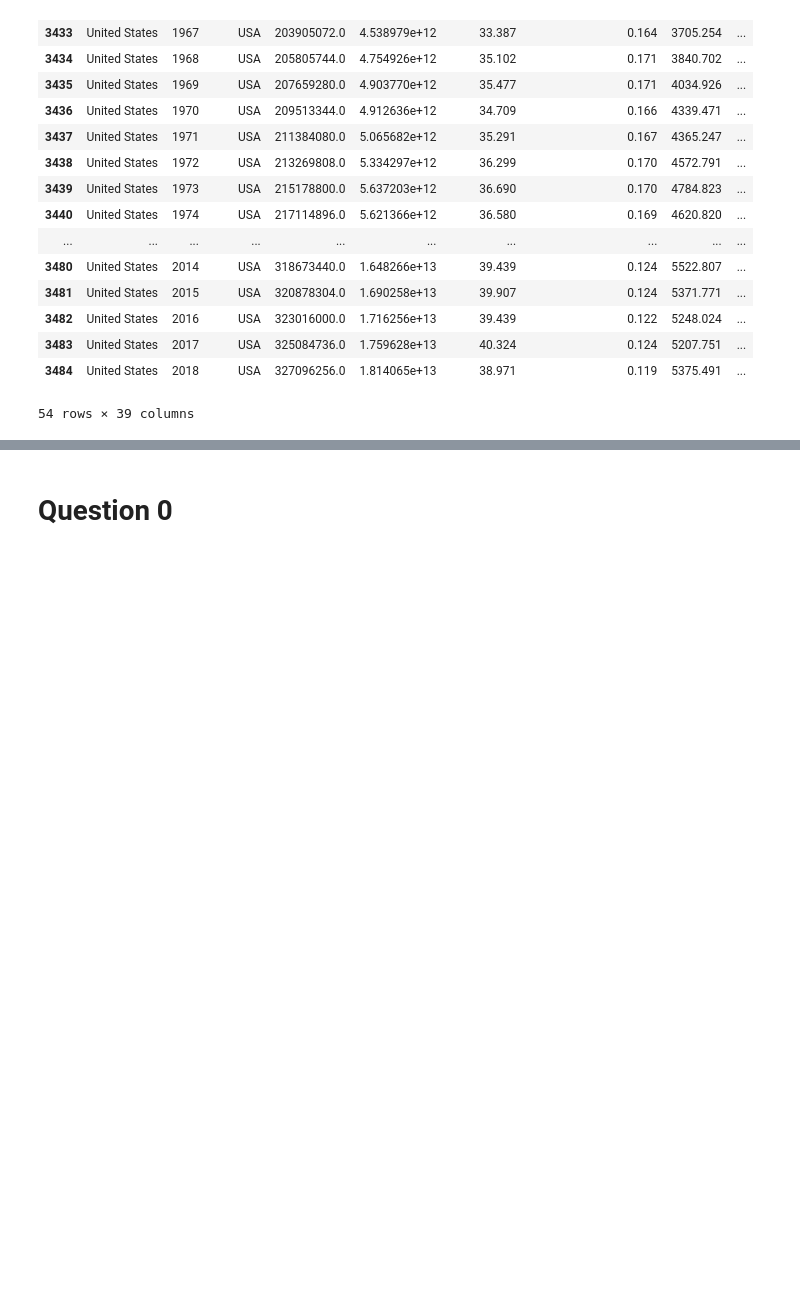
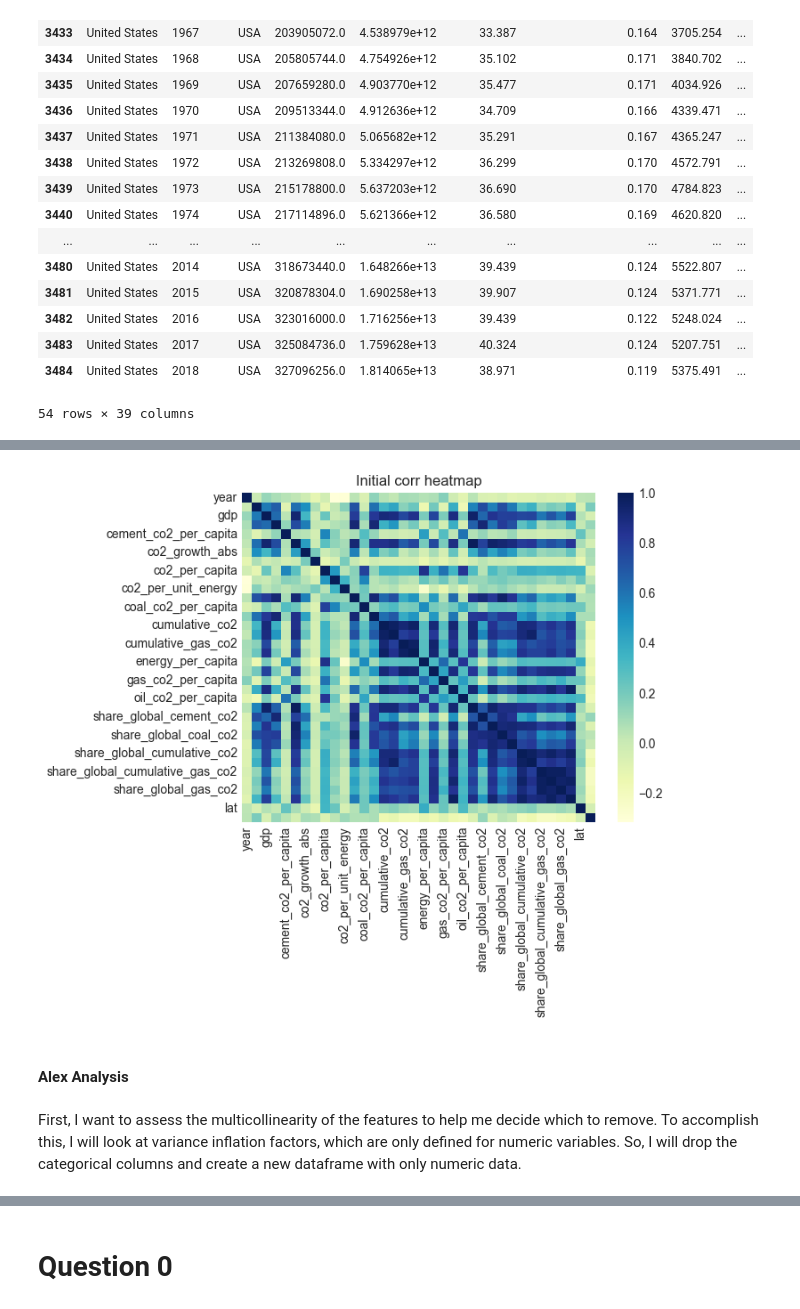
Before and after one commit to haruiz/STAT650-midterm, a Jupyter notebook: midterm_analysis.ipynb, the cells around one changed output, grey strips where cells are left out. Saved outputs shown, nothing was run; the diff lists cells and outputs as text; code cells hidden in the pictures; blank space fills up the shorter version.

```diff
--- a/midterm_analysis.ipynb
+++ b/midterm_analysis.ipynb
@@ -129,0 +146,10 @@ us_data
+# %%
+plot_corr_heatmap(data)
+plt.title("Initial corr heatmap")
+plt.savefig(f"plots/{plt.gcf().axes[0].get_title()}.png", bbox_inches="tight")
+# %% [output]
+[figure, added]
+# %% [markdown]
+#### Alex Analysis
+# %% [markdown]
+First, I want to assess the multicollinearity of the features to help me decide which to remove. To accomplish this, I will look at variance inflation factors, which are only defined for numeric variables. So, I will drop the categorical columns and create a new dataframe with only numeric data.
```
Also changed, not shown: parts of 37 cells of this notebook, 13 other files.
